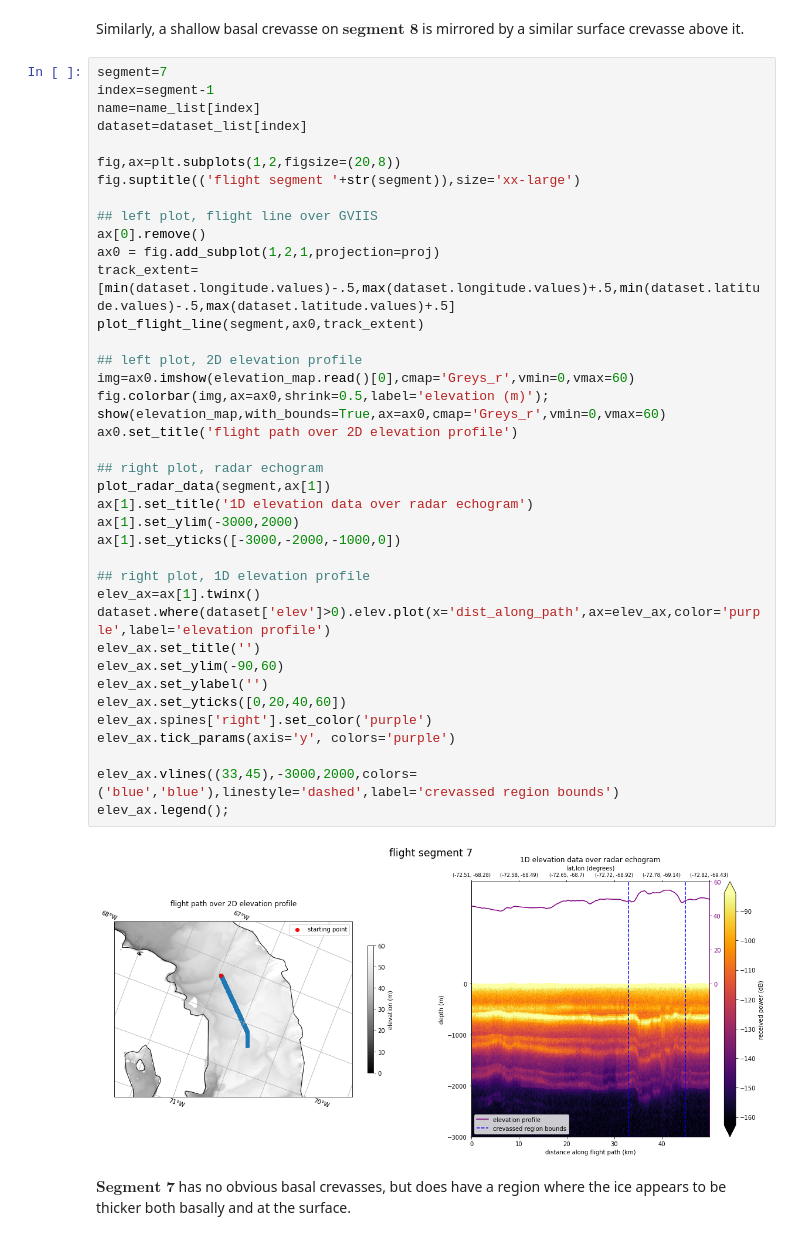
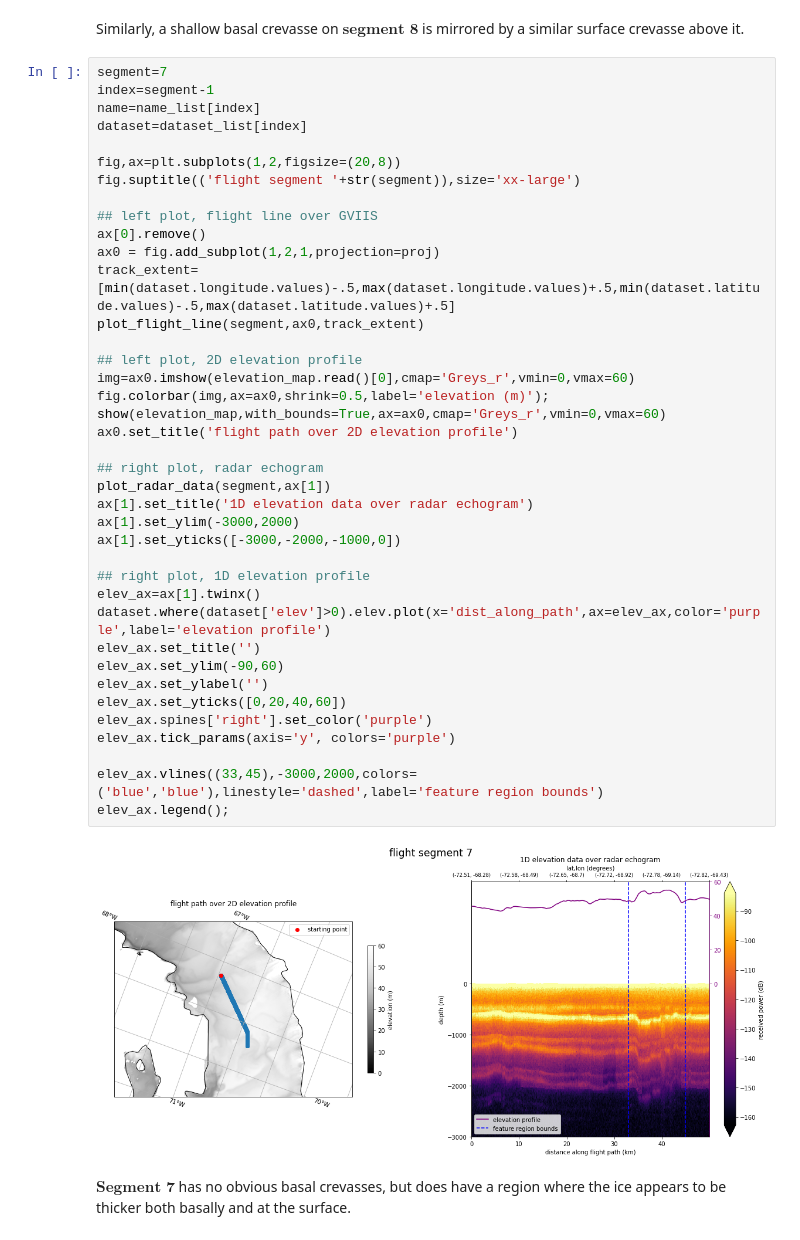
Before and after one commit to ecglazer/rces_final_project, a Jupyter notebook: final_project.ipynb, the cells around one changed output. Cells and saved outputs as stored; diff of their text form.

```diff
--- a/final_project.ipynb
+++ b/final_project.ipynb
@@ -468,35 +475,35 @@ fig.suptitle(('flight segment '+str(segment)),size='xx-large')
 ## left plot, flight line over GVIIS
 ax[0].remove()
 ax0 = fig.add_subplot(1,2,1,projection=proj)
 track_extent=[min(dataset.longitude.values)-.5,max(dataset.longitude.values)+.5,min(dataset.latitude.values)-.5,max(dataset.latitude.values)+.5]
 plot_flight_line(segment,ax0,track_extent)
 
 ## left plot, 2D elevation profile
 img=ax0.imshow(elevation_map.read()[0],cmap='Greys_r',vmin=0,vmax=60)
 fig.colorbar(img,ax=ax0,shrink=0.5,label='elevation (m)');
 show(elevation_map,with_bounds=True,ax=ax0,cmap='Greys_r',vmin=0,vmax=60)
 ax0.set_title('flight path over 2D elevation profile')
 
 ## right plot, radar echogram
 plot_radar_data(segment,ax[1])
 ax[1].set_title('1D elevation data over radar echogram')
 ax[1].set_ylim(-3000,2000)
 ax[1].set_yticks([-3000,-2000,-1000,0])
 
 ## right plot, 1D elevation profile
 elev_ax=ax[1].twinx()
 dataset.where(dataset['elev']>0).elev.plot(x='dist_along_path',ax=elev_ax,color='purple',label='elevation profile')
 elev_ax.set_title('')
 elev_ax.set_ylim(-90,60)
 elev_ax.set_ylabel('')
 elev_ax.set_yticks([0,20,40,60])
 elev_ax.spines['right'].set_color('purple')
 elev_ax.tick_params(axis='y', colors='purple')
 
-elev_ax.vlines((33,45),-3000,2000,colors=('blue','blue'),linestyle='dashed',label='crevassed region bounds')
+elev_ax.vlines((33,45),-3000,2000,colors=('blue','blue'),linestyle='dashed',label='feature region bounds')
 elev_ax.legend();
 # %% [output]
-[figure, old version]
+[figure, new version]
 # %% [markdown]
 $\textbf{Segment 7}$ has no obvious basal crevasses, but does have a region where the ice appears to be thicker both basally and at the surface.
 # %%
```
Also changed, not shown: parts of 7 cells of this notebook, 1 other file.
